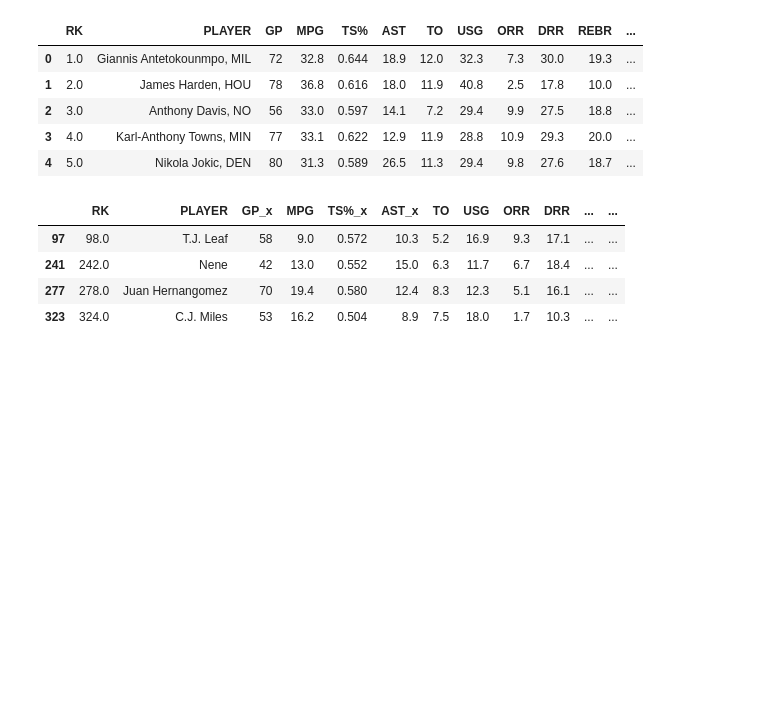
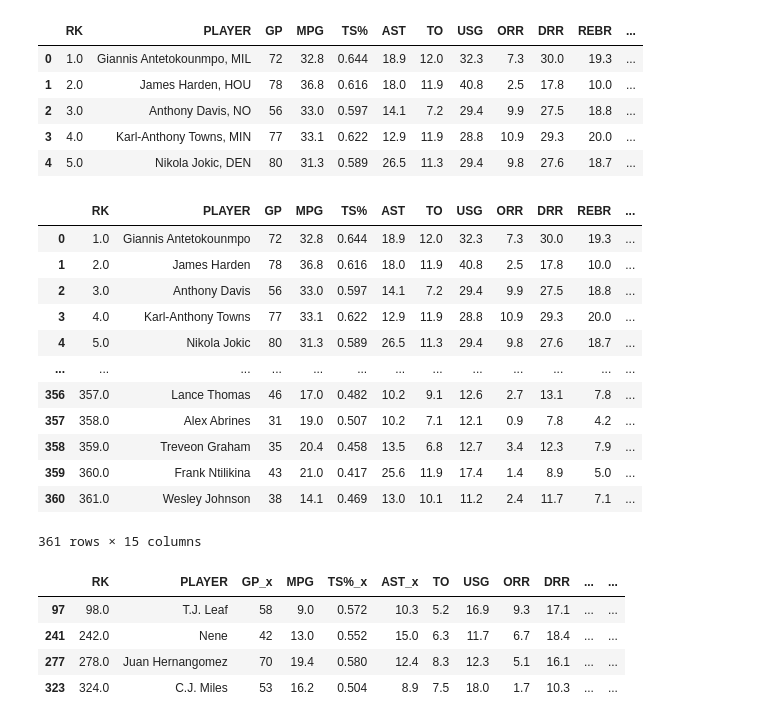
Before and after one commit to xtfocus/VSmonash, a Jupyter notebook: asm/EDA/meat/nba_PER.ipynb, the cells around one changed output. Cells and saved outputs as stored; diff of their text form; code cells hidden in the pictures; blank space fills up the shorter version.

```diff
--- a/asm/EDA/meat/nba_PER.ipynb
+++ b/asm/EDA/meat/nba_PER.ipynb
@@ -171,5 +171,21 @@ phys = pd.read_csv('nba1819_phys_stats.csv')
 # %%
 d['TEAM'] = d['PLAYER'].apply(get_team)
 d['PLAYER'] = d['PLAYER'].apply(get_player)
+# %%
+d
+# %% [output]
+|  | RK | PLAYER | GP | MPG | TS% | AST | TO | USG | ORR | DRR | REBR | ... |
+| 0 | 1.0 | Giannis Antetokounmpo | 72 | 32.8 | 0.644 | 18.9 | 12.0 | 32.3 | 7.3 | 30.0 | 19.3 | ... |
+| 1 | 2.0 | James Harden | 78 | 36.8 | 0.616 | 18.0 | 11.9 | 40.8 | 2.5 | 17.8 | 10.0 | ... |
+| 2 | 3.0 | Anthony Davis | 56 | 33.0 | 0.597 | 14.1 | 7.2 | 29.4 | 9.9 | 27.5 | 18.8 | ... |
+| 3 | 4.0 | Karl-Anthony Towns | 77 | 33.1 | 0.622 | 12.9 | 11.9 | 28.8 | 10.9 | 29.3 | 20.0 | ... |
+| 4 | 5.0 | Nikola Jokic | 80 | 31.3 | 0.589 | 26.5 | 11.3 | 29.4 | 9.8 | 27.6 | 18.7 | ... |
+| ... | ... | ... | ... | ... | ... | ... | ... | ... | ... | ... | ... | ... |
+| 356 | 357.0 | Lance Thomas | 46 | 17.0 | 0.482 | 10.2 | 9.1 | 12.6 | 2.7 | 13.1 | 7.8 | ... |
+| 357 | 358.0 | Alex Abrines | 31 | 19.0 | 0.507 | 10.2 | 7.1 | 12.1 | 0.9 | 7.8 | 4.2 | ... |
+| 358 | 359.0 | Treveon Graham | 35 | 20.4 | 0.458 | 13.5 | 6.8 | 12.7 | 3.4 | 12.3 | 7.9 | ... |
+| 359 | 360.0 | Frank Ntilikina | 43 | 21.0 | 0.417 | 25.6 | 11.9 | 17.4 | 1.4 | 8.9 | 5.0 | ... |
+| 360 | 361.0 | Wesley Johnson | 38 | 14.1 | 0.469 | 13.0 | 10.1 | 11.2 | 2.4 | 11.7 | 7.1 | ... |
+361 rows × 15 columns
 # %%
 data = d.merge(phys, how='left', left_on=['PLAYER'], right_on=['Player'])
```
Also changed, not shown: parts of 4 cells of this notebook, 53 other files.
